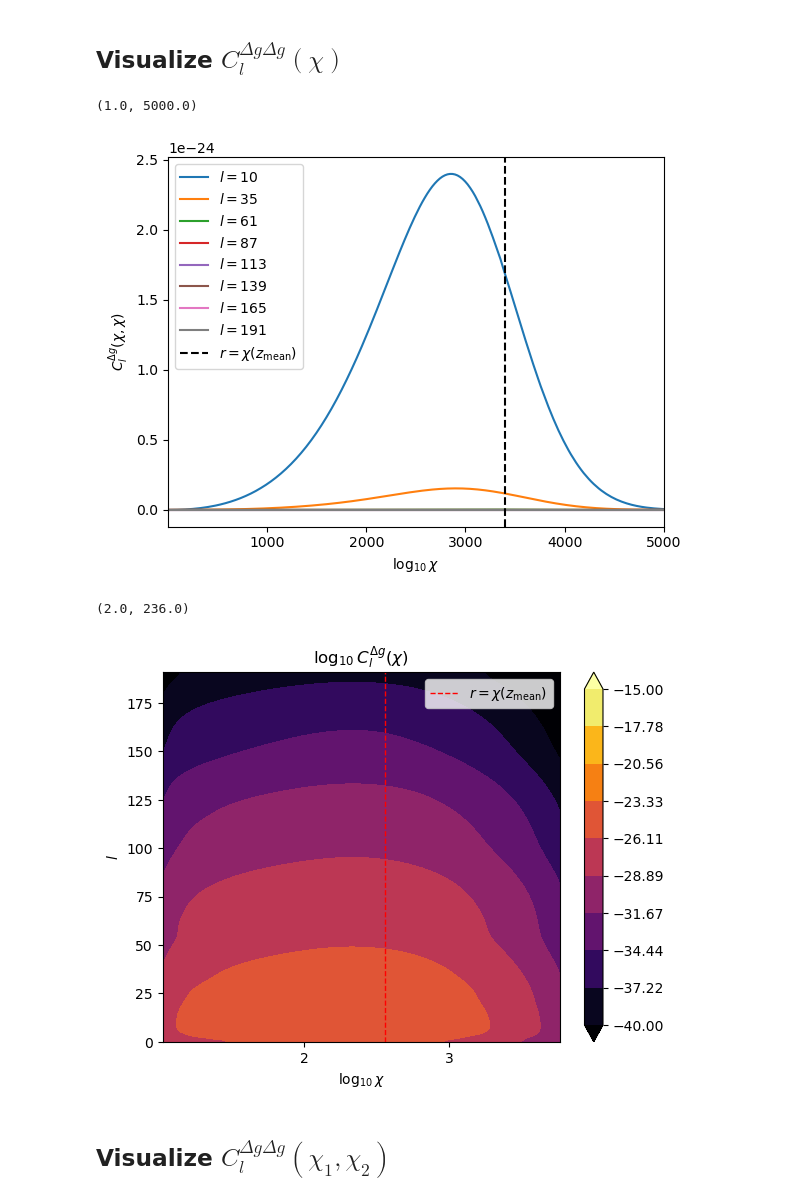
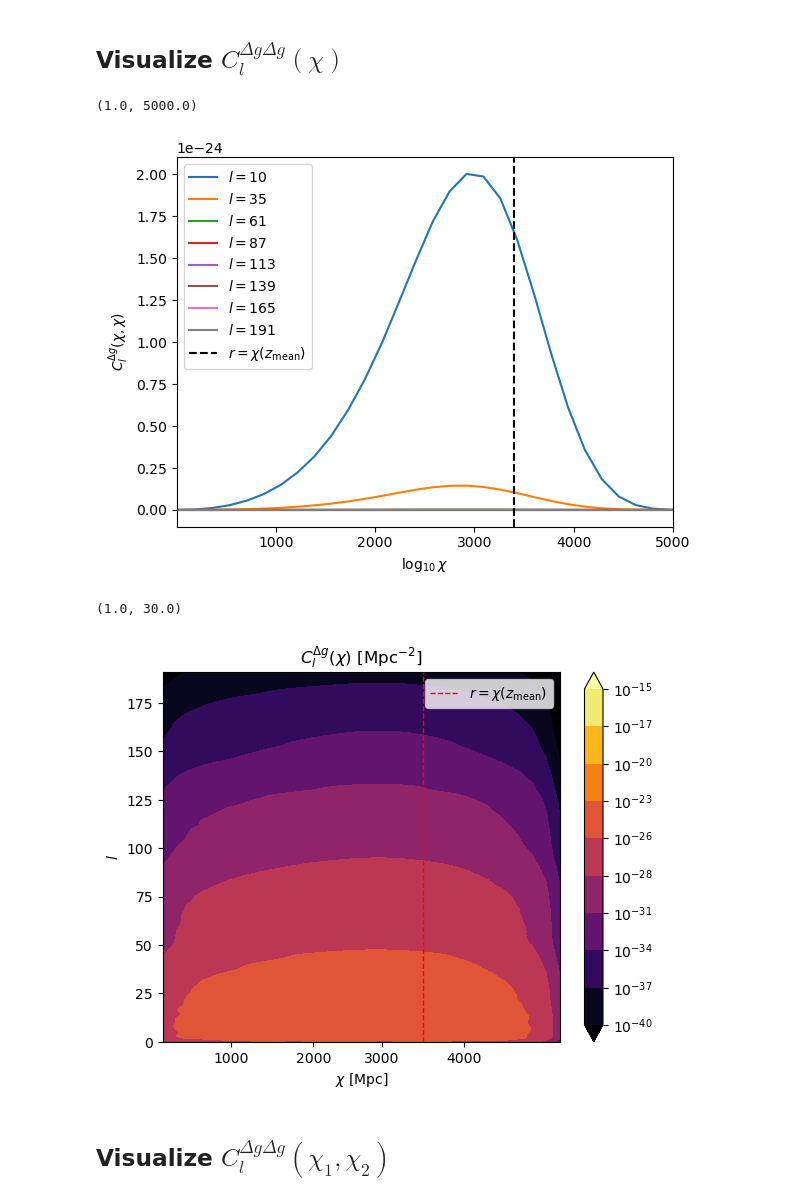
Before and after one commit to abaleato/CARDiAC, a Jupyter notebook: compute_cosmic_shear_biases.ipynb, the cells around one changed output. Drawn from its saved outputs; the diff is of its cells as text; code cells hidden in the pictures.

Commit message:
fixed issue leading to zero of last chi bin; fixed labelling of Cldphi plots; reduced n samples in chi, as they're not needed

```diff
--- a/compute_cosmic_shear_biases.ipynb
+++ b/compute_cosmic_shear_biases.ipynb
@@ -24,7 +24,7 @@ z_mean = 1 # Central redshift of the fiducial dndz
 
 # Set the range for the integrals over r. If this changes, the normalization of phi(r) will need to be changed too
 z_min_int = 0.005
-z_max_int = z_mean+2
+z_max_int = z_mean+sigma*5
 
 # Now characterize the perturbations to the dndz
 sigma_zshift = z_mean/5. # Standard deviation of the shifts in the central redshift of the distribution
@@ -46,7 +46,7 @@ nside = 8 # Nside that sets the size of pixels over which dn/dz is constant
 npix = hp.nside2npix(nside)
 
 # Initialize samples in r (r is comoviing distance throughout)
-n_samples_of_chi = 2**8 # Choose a power of 2
+n_samples_of_chi = 2**5 # Choose a power of 2
 chi_array = np.linspace(chi_min_int,chi_max_int,n_samples_of_chi)
 
 # Get the redshift corresponding to these values of chi in the Planck18 cosmology
@@ -72,8 +72,8 @@ phi_norm, error = quadrature(interp1d(chi_array, phi_fid_array), chi_min_int, ch
 phi_perturbed_array *= phi_norm**(-1)
 phi_fid_array *= phi_norm**(-1)
 dndz_fid_normed = dndz_fid / phi_norm
-phi_fid = interp1d(chi_array, phi_fid_array)
-phi_pert = interp1d(chi_array, phi_perturbed_array)
+phi_fid = interp1d(chi_array, phi_fid_array, bounds_error=False, fill_value='extrapolate')
+phi_pert = interp1d(chi_array, phi_perturbed_array, bounds_error=False, fill_value='extrapolate')
 # %%
 # Get g, the weight function for cosmic shear, from phi
 
@@ -91,10 +91,10 @@ def lens_efficiency_kernel(chis, fiducial=True):
         output = np.zeros_like(phi_perturbed_array)
     for i, chi in enumerate(chis):
         if fiducial:
-            output[i], err = quadrature(integrand_lens_efficiency_kernel, chi, chi_max_int, args=(chi, fiducial), tol=1e-6, maxiter=400)
+            output[i], err = quadrature(integrand_lens_efficiency_kernel, chi, chi_max_int+1, args=(chi, fiducial), tol=1e-5, maxiter=400)
         else:
             for j in range(npix):
-                output[j, i], err = quadrature(integrand_lens_efficiency_kernel, chi, chi_max_int, args=(chi, fiducial, j), tol=1e-6, maxiter=400)
+                output[j, i], err = quadrature(integrand_lens_efficiency_kernel, chi, chi_max_int+1, args=(chi, fiducial, j), tol=1e-5, maxiter=400)
     return output
 
 g_fid = 3/2. * Planck18.Om0 * Planck18.H0.value**2 / c.value**2 * chi_array * (1+z_array[0,:]) * lens_efficiency_kernel(chi_array, fiducial=True)
@@ -224,37 +224,45 @@ plt.legend()
 plt.xlim([1,5000])
 # %% [output]
 (1.0, 5000.0)
-[figure, old version]
+[figure, new version]
 # %%
+def find_closest_indices(chi_array, ref_array):
+    overlapping = np.logical_and(ref_array > np.min(chi_array), ref_array < np.max(chi_array))
+    out = np.zeros(np.sum(overlapping))
+    for i, a in enumerate(ref_array[overlapping]):
+        out[i] = np.abs(chi_array-a).argmin()
+    return out.astype(int)
+
 X, Y = np.meshgrid(np.arange(len(chi_array)), np.arange(lmax+1))
 Z = np.log10(np.diagonal(Cl_deltag_of_chi1_chi2, axis1=1, axis2=2))
 
 contours = np.linspace(-40,-15,10)
 
 # Smooth array with a Gaussian filter for plotting purposes
-Z_smoothed = gaussian_filter(Z, sigma=3)
+Z_smoothed = gaussian_filter(Z, sigma=1)
 plt.contourf(X, Y, Z_smoothed, levels=contours, cmap='inferno', extend='both')
 
 
 ax = plt.gca()
 ax.axvline(np.where(chi_array>chi_mean_fid)[0][0], color='r', ls='--', lw=1, label=r'$r=\chi(z_{\mathrm{mean}})$')
 ax.set_ylim([0,lmax])
 
-plt.xlabel(r'$\mathrm{log}_{10}\,\chi$')
+plt.xlabel(r'$\chi$ [Mpc]')
 plt.ylabel(r'$l$')
 
-label_locs = np.arange(int(round(np.log10(np.min(chi_array)),0)), int(round(np.log10(np.max(chi_array)),0))+1, 1)
-ax.set_xticks(np.linspace(0, len(chi_array), len(label_locs)))
+label_locs = np.arange(1000,5000,1000, dtype=int)
+ax.set_xticks(find_closest_indices(chi_array, label_locs))
 ax.set_xticklabels(label_locs.astype('str'))
 plt.legend()
 
-plt.title(r'$\mathrm{log}_{10} \, C_l^{\Delta g}(\chi)$')
-plt.colorbar(location='right')
+plt.title(r'$C_l^{\Delta g}(\chi)$ [Mpc$^{-2}$]')
+cbar = plt.colorbar(location='right')
+cbar.set_ticklabels(np.array([r'$10^{'+str(x)+'}$' for x in contours.astype(int)]))
 
-plt.xlim([np.where(chi_array>50)[0][0], np.where(chi_array>6000)[0][0]])
+plt.xlim([np.where(chi_array>50)[0][0], np.where(chi_array>5000)[0][0]])
 # %% [output]
-(2.0, 236.0)
+(1.0, 30.0)
-[figure, old version]
+[figure, new version]
 # %% [markdown]
 ## Visualize $C_l^{\Delta g \Delta g}(\chi_1,\chi_2)$
 # %%
```
Also changed, not shown: parts of 5 cells of this notebook.
